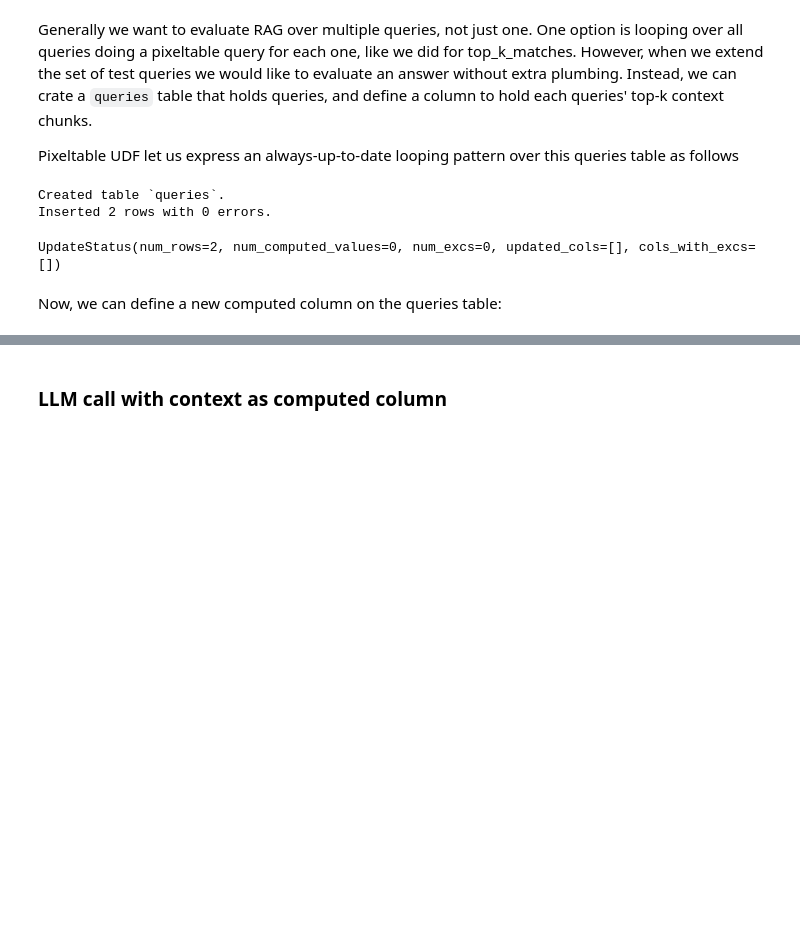
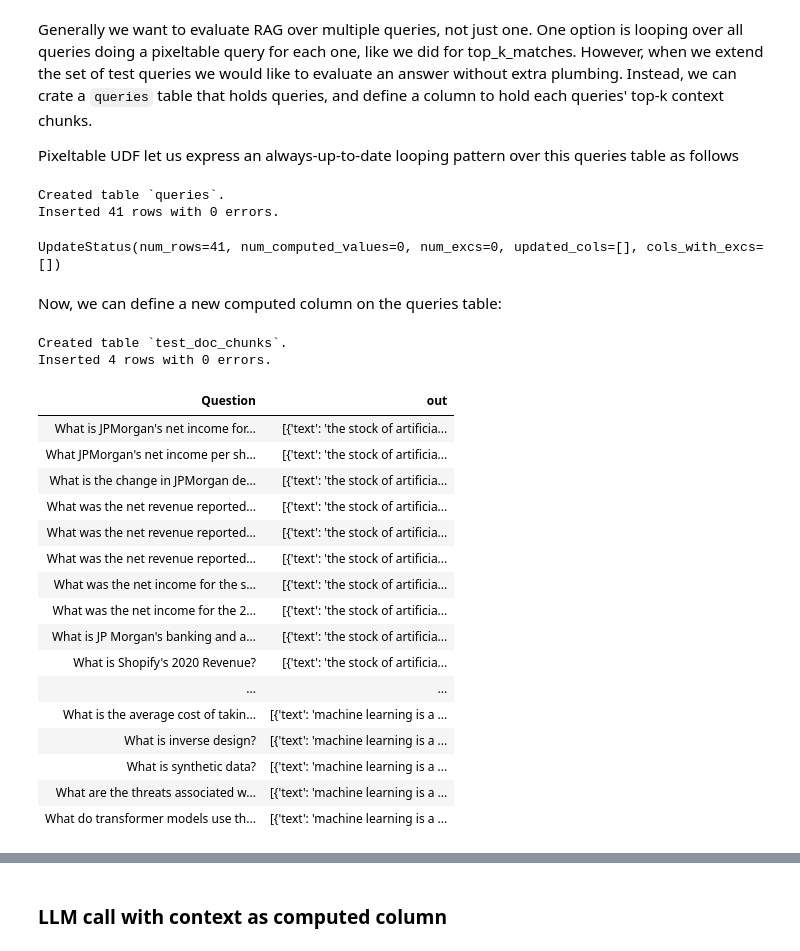
Before and after one commit to orm011/pixeltable, a Jupyter notebook: docs/tutorials/document-demo-anm.ipynb, the cells around one changed output, grey strips where cells are left out. Drawn from its saved outputs; the diff is of its cells as text; code cells hidden in the pictures; blank space fills up the shorter version.

```diff
--- a/docs/tutorials/document-demo-anm.ipynb
+++ b/docs/tutorials/document-demo-anm.ipynb
@@ -235,8 +240,12 @@ Pixeltable UDF let us express an always-up-to-date looping pattern over this que
+# %%
+ground_truth_df = ground_truth_df.assign(correct_answer=ground_truth_df.correct_answer.map(str))
+ground_truth_df = ground_truth_df.drop('correct_anser', axis=1)
 # %%
 pxt.drop_table('queries', ignore_errors=True, force=True)
-queries = pxt.create_table('queries', schema={'query_text': pxt.StringType()}, )
-queries.insert([{'query_text': 'how much is the stock of AI companies up?'}, {'query_text': 'what happened to the term machine learning?'}])
+queries = pxt.create_table('queries', schema={'Question': pxt.StringType(), 'correct_answer': pxt.StringType()}, )
+# queries.insert([{'query_text': 'how much is the stock of AI companies up?'}, {'query_text': 'what happened to the term machine learning?'}])
+queries.insert(ground_truth_df.to_dict(orient='records'))
 # %% [output]
 Created table `queries`.
-Inserted 2 rows with 0 errors.
+Inserted 41 rows with 0 errors.
-UpdateStatus(num_rows=2, num_computed_values=0, num_excs=0, updated_cols=[], cols_with_excs=[])
+UpdateStatus(num_rows=41, num_computed_values=0, num_excs=0, updated_cols=[], cols_with_excs=[])
@@ -254,3 +270,46 @@ Now, we can define a new computed column on the queries table:
+# %%
+
+
+# pxt.drop_table('queries', ignore_errors=True, force=True)
+# queries = pxt.create_table('queries', schema={'query_text': pxt.StringType()}, )
+# queries.insert([{'query_text': 'how much is the stock of AI companies up?'}, {'query_text': 'what happened to the term machine learning?'}])
+
+pxt.drop_table('test_doc_chunks', ignore_errors=True, force=True)
+test_doc_chunks = pxt.create_table('test_doc_chunks', schema={'text': pxt.StringType()})
+test_doc_chunks.insert([{'text': 'the stock of artificial intelligence companies is up 1000%'},
+                    {'text': 'the term machine learning has fallen out of fashion now that AI has been rehabilitated and is now the new hotness'},
+                    {'text': 'machine learning is a subset of artificial intelligence'},
+                    {'text': 'gas car companies are in danger of being left behind by electric car companies'},
+])
+
+# from .utils import e5_embed
+test_doc_chunks.add_embedding_index(col_name='text', idx_name='e5_index', text_embed=e5_embed)
+
+# queries.select(queries.query_text, out=test_doc_chunks.query(test_query_fun)(queries.query_text)).collect() # works
+#
+# %% [output]
+Created table `test_doc_chunks`.
+Inserted 4 rows with 0 errors.
+# %%
+queries.select(queries.Question, out=test_doc_chunks.query(top_k_chunks)(queries.Question)).collect() #fails
+# %% [output]
+| Question | out |
+| What is JPMorgan's net income for... | [{'text': 'the stock of artificia... |
+| What JPMorgan's net income per sh... | [{'text': 'the stock of artificia... |
+| What is the change in JPMorgan de... | [{'text': 'the stock of artificia... |
+| What was the net revenue reported... | [{'text': 'the stock of artificia... |
+| What was the net revenue reported... | [{'text': 'the stock of artificia... |
+| What was the net revenue reported... | [{'text': 'the stock of artificia... |
+| What was the net income for the s... | [{'text': 'the stock of artificia... |
+| What was the net income for the 2... | [{'text': 'the stock of artificia... |
+| What is JP Morgan's banking and a... | [{'text': 'the stock of artificia... |
+| What is Shopify's 2020 Revenue? | [{'text': 'the stock of artificia... |
+| ... | ... |
+| What is the average cost of takin... | [{'text': 'machine learning is a ... |
+| What is inverse design? | [{'text': 'machine learning is a ... |
+| What is synthetic data? | [{'text': 'machine learning is a ... |
+| What are the threats associated w... | [{'text': 'machine learning is a ... |
+| What do transformer models use th... | [{'text': 'machine learning is a ... |
 # %%
 # why dont we make the following syntax work?
 # queries.add_column(top_k=top_k_chunks(doc_chunks, queries.query_textdd, 10))
```
Also changed, not shown: parts of 7 cells of this notebook.
